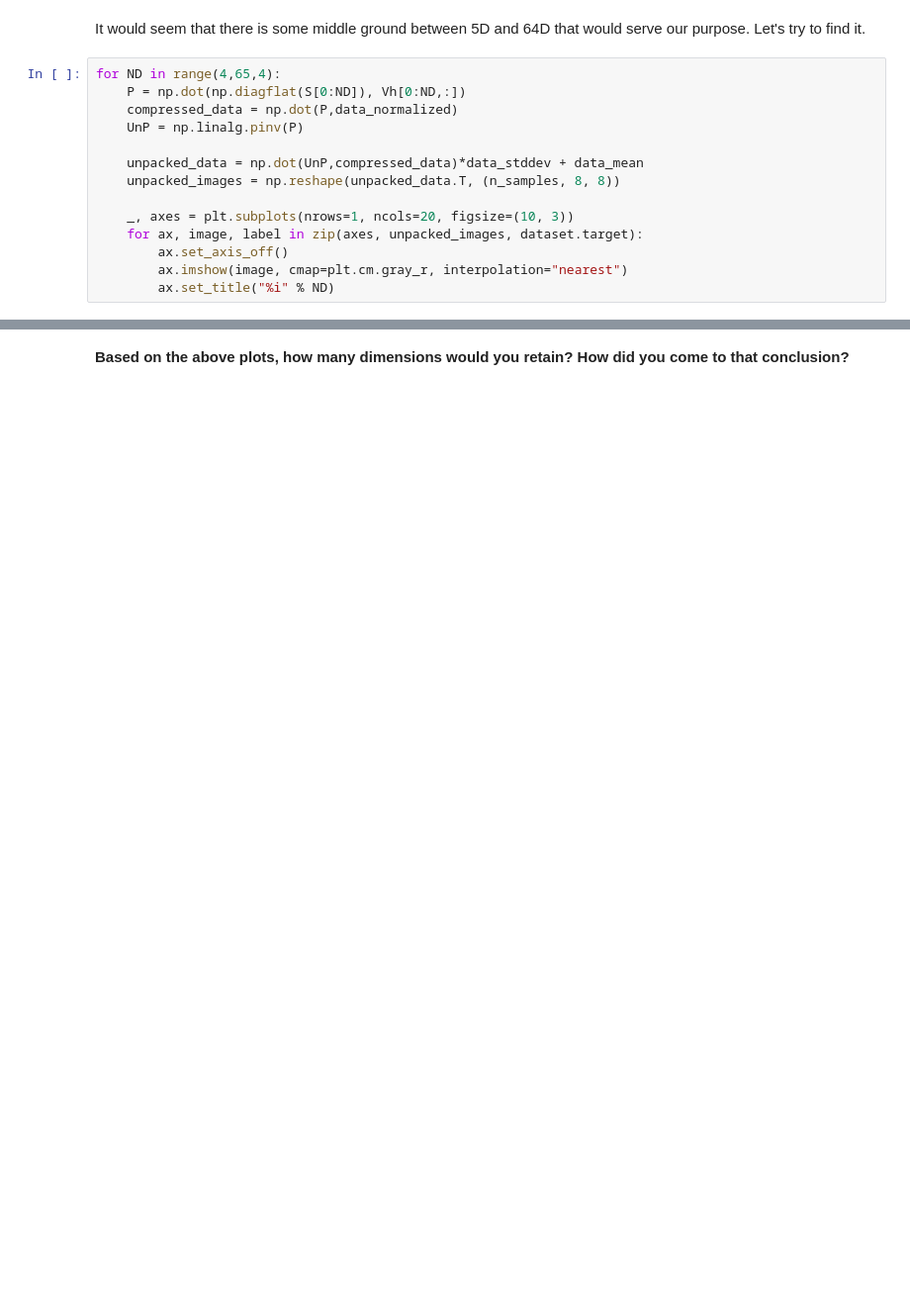
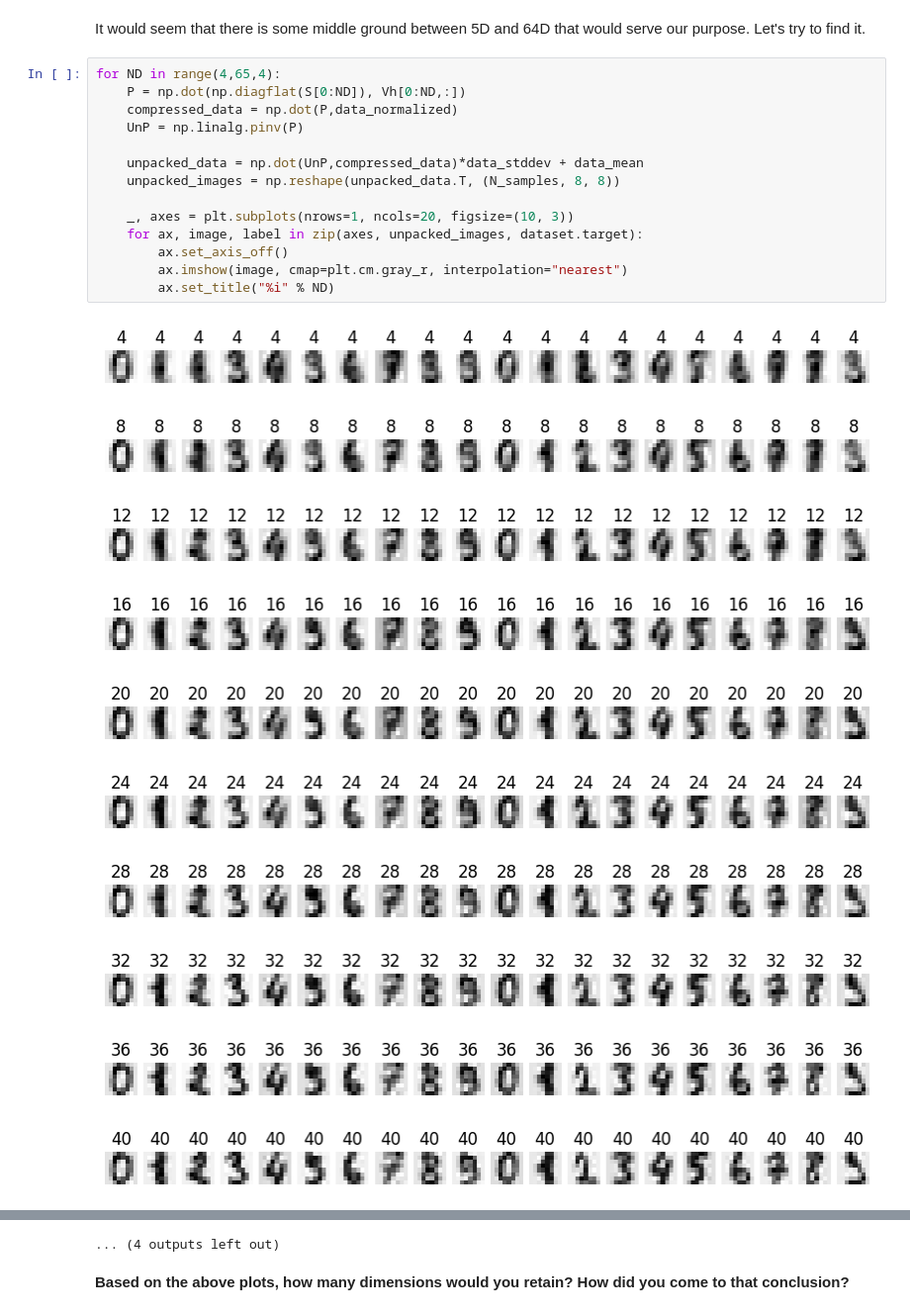
Before and after one commit to jacklynf/sb_2024_week_05, a Jupyter notebook: jupyter/Exercise_02.ipynb, the cells around one changed output, grey strips where cells are left out. Shown: that part at 99% size. Saved outputs shown, nothing was run; the diff lists cells and outputs as text; blank space fills up the shorter version.

```diff
--- a/jupyter/Exercise_02.ipynb
+++ b/jupyter/Exercise_02.ipynb
@@ -215,14 +346,25 @@ It would seem that there is some middle ground between 5D and 64D that would ser
 # %%
 for ND in range(4,65,4):
     P = np.dot(np.diagflat(S[0:ND]), Vh[0:ND,:])
     compressed_data = np.dot(P,data_normalized)
     UnP = np.linalg.pinv(P)
 
     unpacked_data = np.dot(UnP,compressed_data)*data_stddev + data_mean
-    unpacked_images = np.reshape(unpacked_data.T, (n_samples, 8, 8))
+    unpacked_images = np.reshape(unpacked_data.T, (N_samples, 8, 8))
 
     _, axes = plt.subplots(nrows=1, ncols=20, figsize=(10, 3))
     for ax, image, label in zip(axes, unpacked_images, dataset.target):
         ax.set_axis_off()
         ax.imshow(image, cmap=plt.cm.gray_r, interpolation="nearest")
         ax.set_title("%i" % ND)
+# %% [output]
+[figure, added]
+[figure, added]
+[figure, added]
+[figure, added]
+[figure, added]
+[figure, added]
+[figure, added]
+[figure, added]
+[figure, added]
+[figure, added]
@@ -229,3 +373,4 @@ for ND in range(4,65,4):
+... (4 outputs left out)
 # %% [markdown]
 **Based on the above plots, how many dimensions would you retain?  How did you come to that conclusion?**
 # %% [markdown]
```
Also changed, not shown: parts of 33 cells of this notebook, 1 other file.
